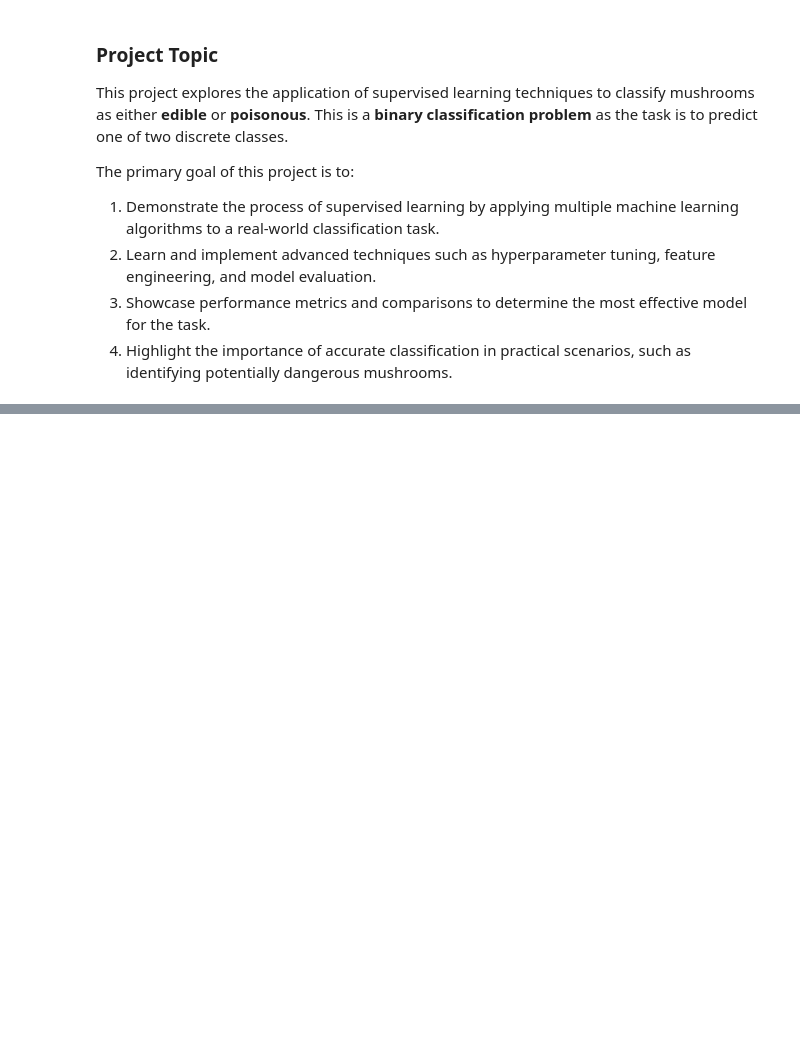
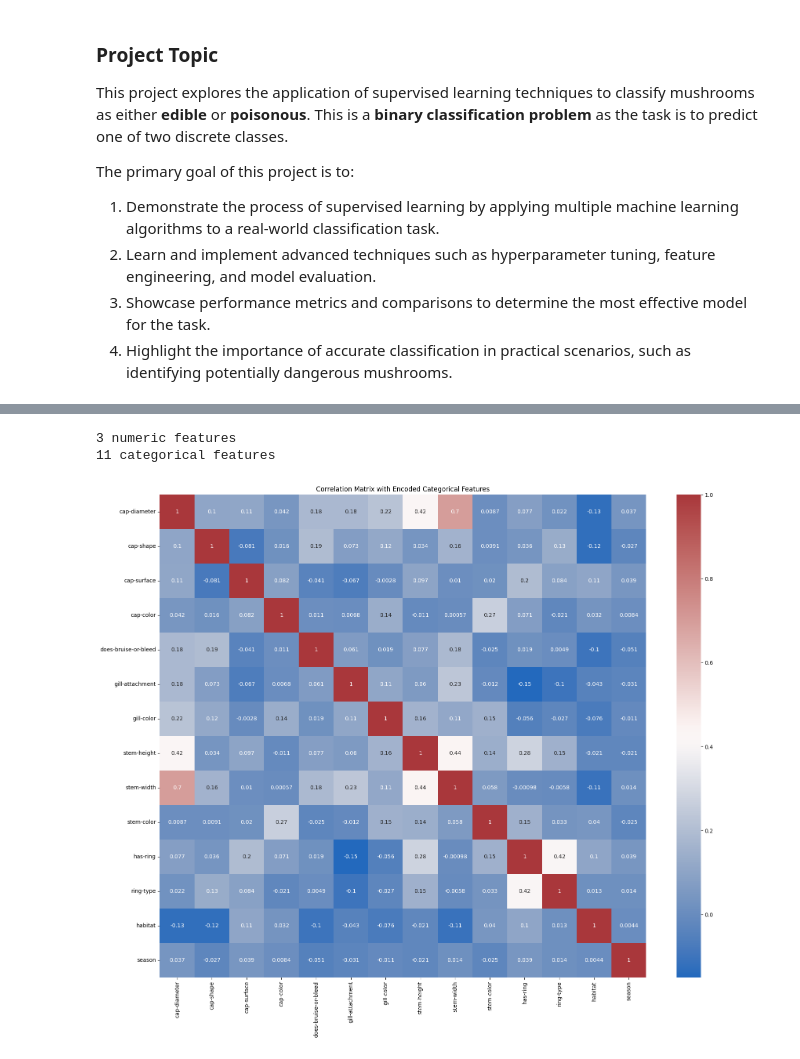
Before and after one commit to porterwilcox/supervised-learning, a Jupyter notebook: supervised-learning.ipynb, the cells around one changed output, grey strips where cells are left out. Cells and saved outputs as stored; diff of their text form; code cells hidden in the pictures; blank space fills up the shorter version.

```diff
--- a/supervised-learning.ipynb
+++ b/supervised-learning.ipynb
@@ -108,0 +137,30 @@ Data is clean and ready to explore, train, and test!
+# %%
+num_features = X.select_dtypes(include=['float64'])
+cat_features = X.select_dtypes(include=['object'])
+print(str(len(num_features.columns)) + ' numeric features')
+print(str(len(cat_features.columns)) + ' categorical features')
+# %% [output]
+3 numeric features
+11 categorical features
+# %%
+from sklearn.preprocessing import LabelEncoder
+
+def encode_data(data, le_dict = {}):
+    for col in data.select_dtypes(include=['object']):
+        le = LabelEncoder()
+        X[col] = le.fit_transform(data[col])
+        le_dict[col] = le
+    return le_dict
+
+def decode_data(data, le_dict):
+    for col, le in le_dict.items():
+        data[col] = le.inverse_transform(data[col])
+# %%
+le_dict_X = encode_data(X)
+plt.figure(figsize=(20,16))
+sns.heatmap(X.corr(), cmap='vlag', annot=True)
+plt.title("Correlation Matrix with Encoded Categorical Features")
+plt.show()
+decode_data(X, le_dict_X)
+# %% [output]
+[figure, added]
```
Also changed, not shown: parts of 11 cells of this notebook.
